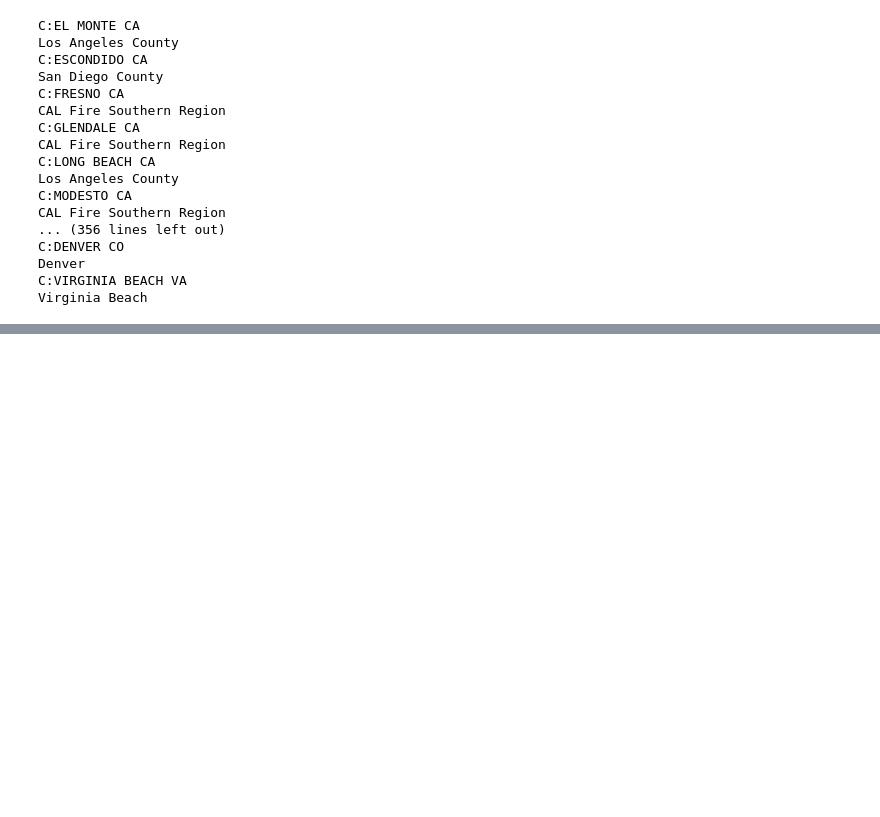
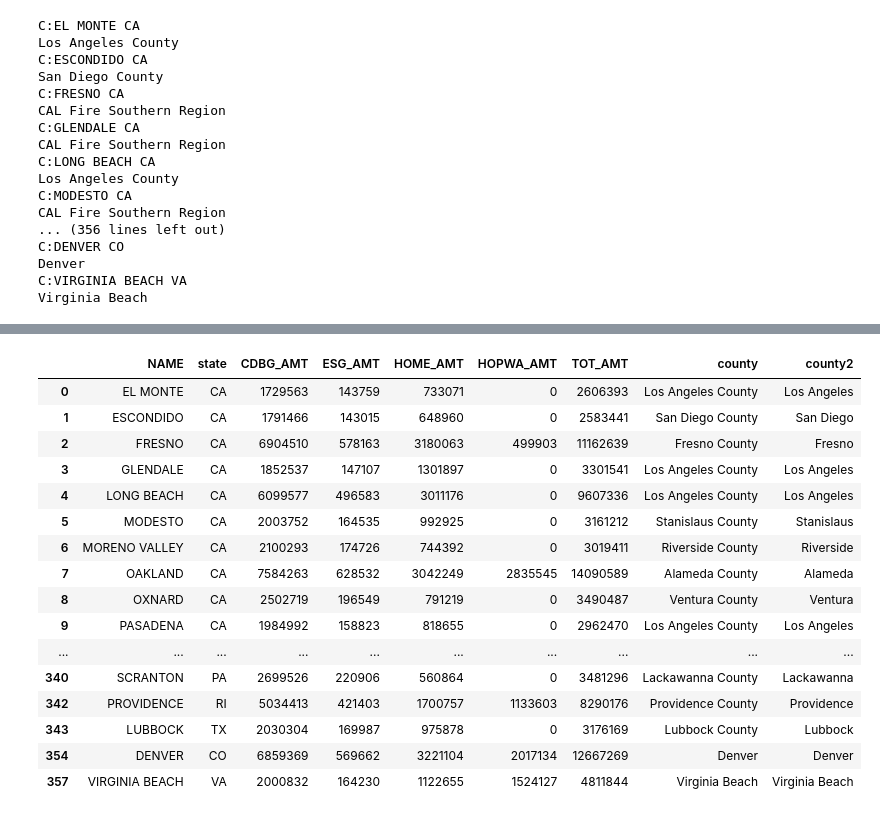
Before and after one commit to iiisong/homeless-hacklytics23, a Jupyter notebook: grants_cleanup.ipynb, the cells around one changed output, grey strips where cells are left out. Drawn from its saved outputs; the diff is of its cells as text; code cells hidden in the pictures; blank space fills up the shorter version.

```diff
--- a/grants_cleanup.ipynb
+++ b/grants_cleanup.ipynb
@@ -27,3 +29,9 @@ def city_to_county(city, state):
 
 def isState(state):
     return str(state).title() in state_codes
+
+def decountify(s):
+    if (s == "Carson City"):
+        return
+
+    return " ".join([i for i in s.split() if i.lower() not in ["county", "parish", "municipality", "borough", "town", "city"]])
@@ -64,0 +88,4 @@ states = grants[(grants["NAME"].str.title().isin(states_list)) & (grants["TYPE"]
+# %%
+cities = grants[~grants["TYPE"].isin([21, 61])]
+cities = cities.drop([238]) # islip ny is dumb
+cities = cities.drop([243]) # islip ny is dumb
@@ -155,0 +201,22 @@ cities.at[, 'COUNTY'] = ""
+# %%
+cities_2 = cities_2.rename(columns={'COUNTY':'county', 'STUSAB':'state'})
+cities_2['county2'] = cities_2['county'].apply(lambda x: decountify(x))
+cities_2
+# %% [output]
+|  | NAME | state | CDBG_AMT | ESG_AMT | HOME_AMT | HOPWA_AMT | TOT_AMT | county | county2 |
+| 0 | EL MONTE | CA | 1729563 | 143759 | 733071 | 0 | 2606393 | Los Angeles County | Los Angeles |
+| 1 | ESCONDIDO | CA | 1791466 | 143015 | 648960 | 0 | 2583441 | San Diego County | San Diego |
+| 2 | FRESNO | CA | 6904510 | 578163 | 3180063 | 499903 | 11162639 | Fresno County | Fresno |
+| 3 | GLENDALE | CA | 1852537 | 147107 | 1301897 | 0 | 3301541 | Los Angeles County | Los Angeles |
+| 4 | LONG BEACH | CA | 6099577 | 496583 | 3011176 | 0 | 9607336 | Los Angeles County | Los Angeles |
+| 5 | MODESTO | CA | 2003752 | 164535 | 992925 | 0 | 3161212 | Stanislaus County | Stanislaus |
+| 6 | MORENO VALLEY | CA | 2100293 | 174726 | 744392 | 0 | 3019411 | Riverside County | Riverside |
+| 7 | OAKLAND | CA | 7584263 | 628532 | 3042249 | 2835545 | 14090589 | Alameda County | Alameda |
+| 8 | OXNARD | CA | 2502719 | 196549 | 791219 | 0 | 3490487 | Ventura County | Ventura |
+| 9 | PASADENA | CA | 1984992 | 158823 | 818655 | 0 | 2962470 | Los Angeles County | Los Angeles |
+| ... | ... | ... | ... | ... | ... | ... | ... | ... | ... |
+| 340 | SCRANTON | PA | 2699526 | 220906 | 560864 | 0 | 3481296 | Lackawanna County | Lackawanna |
+| 342 | PROVIDENCE | RI | 5034413 | 421403 | 1700757 | 1133603 | 8290176 | Providence County | Providence |
+| 343 | LUBBOCK | TX | 2030304 | 169987 | 975878 | 0 | 3176169 | Lubbock County | Lubbock |
+| 354 | DENVER | CO | 6859369 | 569662 | 3221104 | 2017134 | 12667269 | Denver | Denver |
+| 357 | VIRGINIA BEACH | VA | 2000832 | 164230 | 1122655 | 1524127 | 4811844 | Virginia Beach | Virginia Beach |
```
Also changed, not shown: parts of 15 cells of this notebook, 8 other files.
